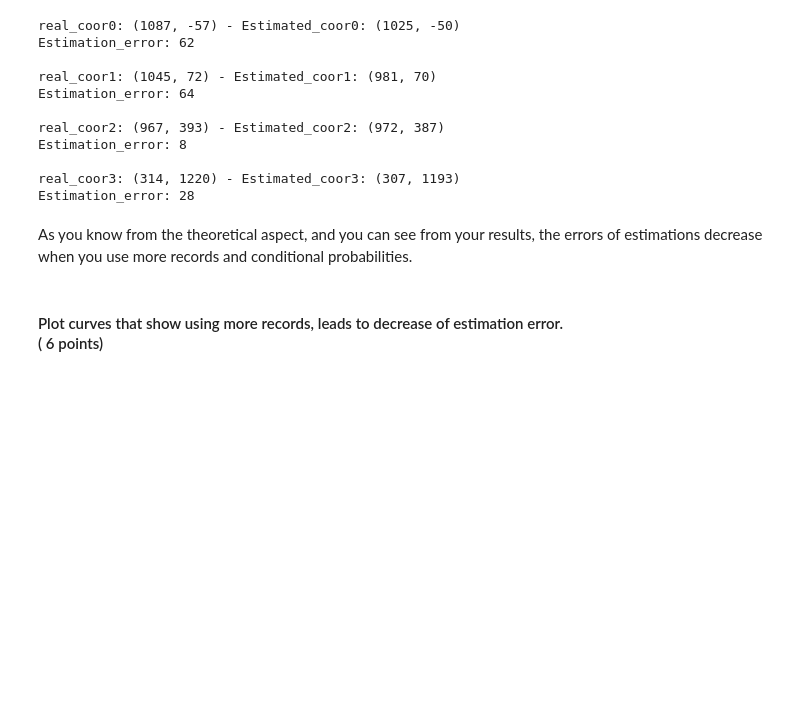
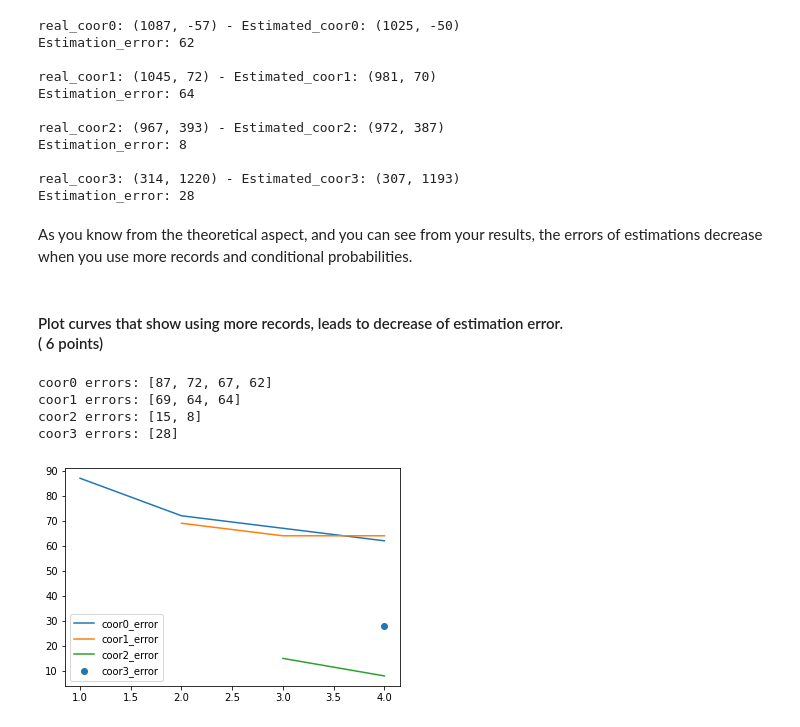
Before and after one commit to AlirezaEiji191379/MPQ3, a Jupyter notebook: questions.ipynb, the cells around one changed output. Cells and saved outputs as stored; diff of their text form; code cells hidden in the pictures; blank space fills up the shorter version.

Commit message:
diagram

```diff
--- a/questions.ipynb
+++ b/questions.ipynb
@@ -1257,2 +1250,39 @@ As you know from the theoretical aspect, and you can see from your results, the
+# %%
+error0 = []
+error1 = []
+error2 = []
+error3 = []
+
+error0.append(dist(coor0_estimations[0],real_coor(0)))
+error0.append(dist(coor0_estimations[1],real_coor(0)))
+error0.append(dist(coor0_estimations[2],real_coor(0)))
+error0.append(dist(coor0_estimations[3],real_coor(0)))
+print("coor0 errors: " + str(error0))
+error1.append(dist(coor1_estimations[0],real_coor(1)))
+error1.append(dist(coor1_estimations[1],real_coor(1)))
+error1.append(dist(coor1_estimations[2],real_coor(1)))
+print("coor1 errors: " + str(error1))
+error2.append(dist(coor2_estimations[0],real_coor(2)))
+error2.append(dist(coor2_estimations[1],real_coor(2)))
+print("coor2 errors: " + str(error2))
+error3.append(dist(coor3_estimations[0],real_coor(3)))
+print("coor3 errors: " + str(error3))
+# %% [output]
+coor0 errors: [87, 72, 67, 62]
+coor1 errors: [69, 64, 64]
+coor2 errors: [15, 8]
+coor3 errors: [28]
+# %%
+# extra space
+index = [1 , 2 , 3 , 4]
+
+plt.plot(index,error0)
+plt.plot(index[1:],error1)
+plt.plot(index[2:],error2)
+plt.scatter(index[3:],error3)
+plt.legend(["coor0_error","coor1_error","coor2_error","coor3_error"],loc ="lower left")
+plt.show()
+# %% [output]
+[figure, added]
 # %%
 # extra space
```
Also changed, not shown: parts of 2 cells of this notebook.
